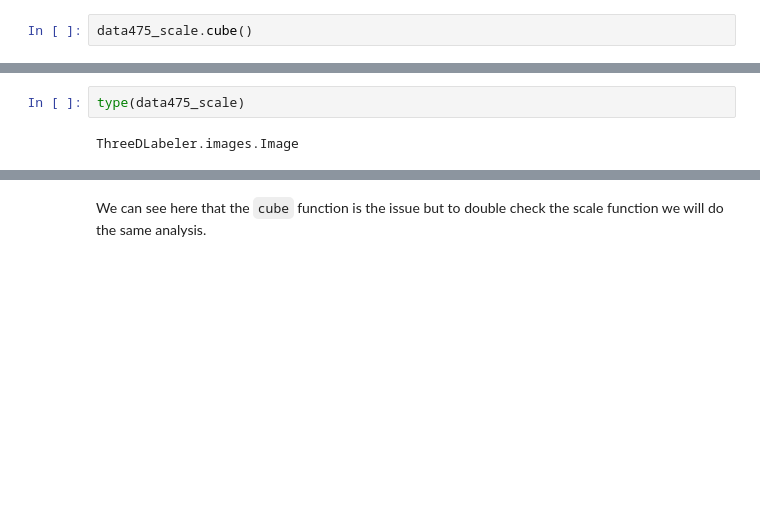
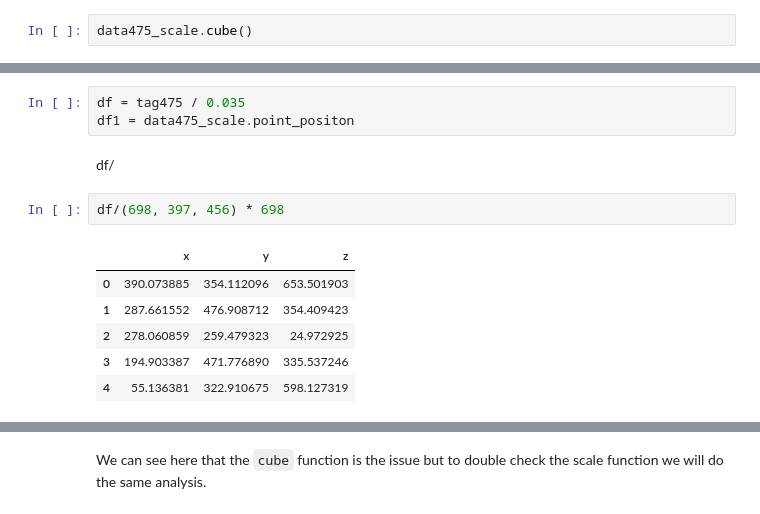
Before and after one commit to 3DLables/3DLabeler, a Jupyter notebook: TransposeBugExample.ipynb, the cells around one changed output, grey strips where cells are left out. Cells and saved outputs as stored; diff of their text form; blank space fills up the shorter version.

```diff
--- a/TransposeBugExample.ipynb
+++ b/TransposeBugExample.ipynb
@@ -40,6 +51,16 @@ print(data475_scale.voxels.shape)
 (698, 698, 698)
-# %%
-type(data475_scale)
-# %% [output]
-ThreeDLabeler.images.Image
+# %%
+df = tag475 / 0.035
+df1 = data475_scale.point_positon
+# %% [markdown]
+ df/
+# %%
+df/(698, 397, 456) * 698
+# %% [output]
+|  | x | y | z |
+| 0 | 390.073885 | 354.112096 | 653.501903 |
+| 1 | 287.661552 | 476.908712 | 354.409423 |
+| 2 | 278.060859 | 259.479323 | 24.972925 |
+| 3 | 194.903387 | 471.776890 | 335.537246 |
+| 4 | 55.136381 | 322.910675 | 598.127319 |
 # %%
```
Also changed, not shown: parts of 12 cells of this notebook, 1 other file.
